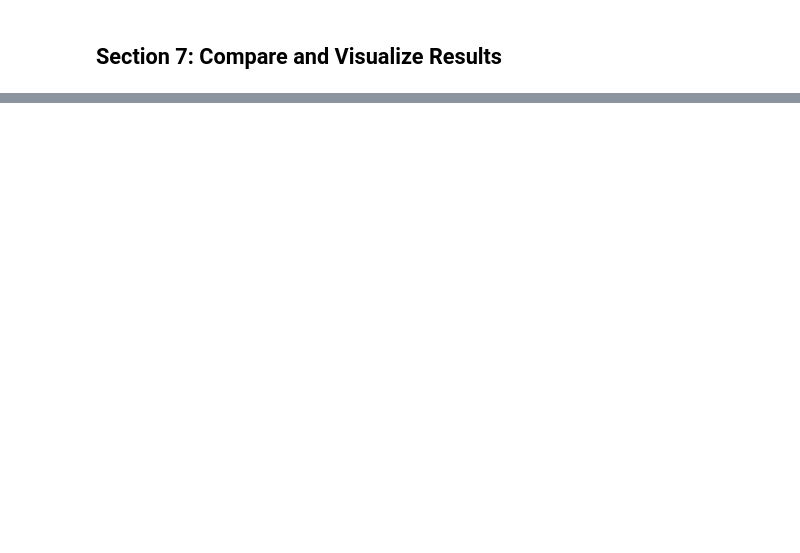
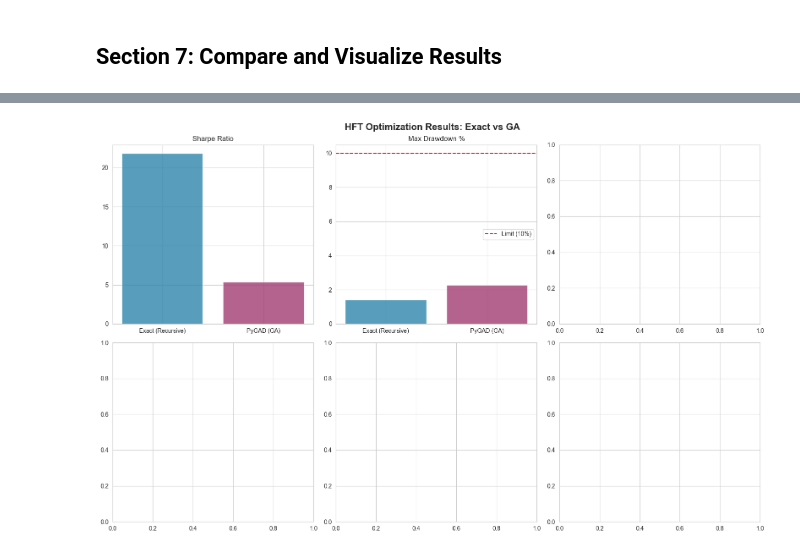
Before and after one commit to SasankaDidula/hft-optimization, a Jupyter notebook: Optimization_Main.ipynb, the cells around one changed output, grey strips where cells are left out. Cells and saved outputs as stored; diff of their text form; code cells hidden in the pictures; blank space fills up the shorter version.

```diff
--- a/Optimization_Main.ipynb
+++ b/Optimization_Main.ipynb
@@ -729,78 +740,46 @@ print("\n✓ Comparison visualization saved as 'comparison_results.png'")
 # %%
-# Convergence Analysis
-fig, axes = plt.subplots(1, 2, figsize=(15, 5))
-fig.suptitle('Optimization Convergence Analysis', fontsize=14, fontweight='bold')
+fig, axes = plt.subplots(2, 3, figsize=(16, 10))
+fig.suptitle('HFT Optimization Results: Exact vs GA', fontsize=16, fontweight='bold')
 
-# GA Convergence Curve
-ax = axes[0]
-if len(ga_generations) > 0:
-    ax.plot(range(len(ga_generations)), ga_generations, 'b-o', linewidth=2, markersize=6, label='GA Fitness')
-    ax.fill_between(range(len(ga_generations)), ga_generations, alpha=0.3)
-    ax.set_xlabel('Generation', fontweight='bold')
-    ax.set_ylabel('Best Fitness (Sharpe Ratio)', fontweight='bold')
-    ax.set_title('Genetic Algorithm Convergence')
-    ax.grid(True, alpha=0.3)
-    ax.legend()
+methods = ['Exact (Recursive)', 'PyGAD (GA)']
+colors = ['#2E86AB', '#A23B72']
 
-# Constraint Satisfaction Analysis
-ax = axes[1]
-constraints = ['Max Drawdown\n(<= 5%)', 'Transaction Cost\n(<= 10% GP)']
+ax = axes[0, 0]
+sharpe_vals = [pulp_perf['sharpe_ratio'], ga_perf['sharpe_ratio']]
+ax.bar(methods, sharpe_vals, color=colors, alpha=0.8)
+ax.set_title('Sharpe Ratio')
 
-pulp_dd_ok = '✓' if pulp_results['max_drawdown'] <= 5.0 else '✗'
-pulp_tc_ok = '✓' if pulp_results['transaction_costs'] <= pulp_results['gross_profit'] * 0.1 else '✗'
-
-ga_dd_ok = '✓' if ga_results['max_drawdown'] <= 5.0 else '✗'
-ga_tc_ok = '✓' if ga_results['transaction_costs'] <= ga_results['gross_profit'] * 0.1 else '✗'
-
-constraint_status = pd.DataFrame({
-    'Constraint': constraints,
-    'PuLP': [pulp_dd_ok, pulp_tc_ok],
-    'PyGAD': [ga_dd_ok, ga_tc_ok]
-})
-
-ax.axis('off')
-table = ax.table(cellText=constraint_status.values, colLabels=constraint_status.columns,
-                cellLoc='center', loc='center', bbox=[0, 0, 1, 1])
-table.auto_set_font_size(False)
-table.set_fontsize(11)
-table.scale(1, 2.5)
-
-# Color the header
-for i in range(len(constraint_status.columns)):
-    table[(0, i)].set_facecolor('#2E86AB')
-    table[(0, i)].set_text_props(weight='bold', color='white')
-
-# Alternate row colors
-for i in range(1, len(constraint_status) + 1):
-    for j in range(len(constraint_status.columns)):
-        if i % 2 == 0:
-            table[(i, j)].set_facecolor('#E8F4F8')
-        else:
-            table[(i, j)].set_facecolor('#F5F5F5')
+ax = axes[0, 1]
+dd_vals = [pulp_perf['max_drawdown'], ga_perf['max_drawdown']]
+ax.bar(methods, dd_vals, color=colors, alpha=0.8)
+ax.axhline(y=10.0, color='red', linestyle='--', label='Limit (10%)')
+ax.set_title('Max Drawdown %')
+ax.legend()
 
 plt.tight_layout()
-plt.savefig('convergence_analysis.png', dpi=300, bbox_inches='tight')
 plt.show()
 
-print("\n✓ Convergence analysis saved as 'convergence_analysis.png'")
 print("\n" + "=" * 80)
 print("ANALYSIS SUMMARY")
 print("=" * 80)
 
-if pulp_results['sharpe_ratio'] > ga_results['sharpe_ratio']:
+if pulp_perf['sharpe_ratio'] > ga_perf['sharpe_ratio']:
     print(f"\n🏆 PuLP (Exact Optimization) achieved HIGHER Sharpe Ratio")
-    print(f"   Difference: {pulp_results['sharpe_ratio'] - ga_results['sharpe_ratio']:.4f}")
+    print(f"   Difference: {pulp_perf['sharpe_ratio'] - ga_perf['sharpe_ratio']:.4f}")
 else:
     print(f"\n🏆 PyGAD (Genetic Algorithm) achieved HIGHER Sharpe Ratio")
-    print(f"   Difference: {ga_results['sharpe_ratio'] - pulp_results['sharpe_ratio']:.4f}")
+    print(f"   Difference: {ga_perf['sharpe_ratio'] - pulp_perf['sharpe_ratio']:.4f}")
 
 print(f"\n⏱️  Execution Time:")
-print(f"   PuLP was {pulp_result['runtime'] / ga_result['runtime']:.2f}x slower than PyGAD")
+
+print(f"   PuLP was {recursive_results['runtime'] / ga_result['runtime']:.2f}x slower than PyGAD")
 
 print(f"\n📊 Convergence:")
 print(f"   PyGAD evolved over {len(ga_generations)} generations")
 if len(ga_generations) > 1:
     final_improvement = ((ga_generations[-1] - ga_generations[0]) / abs(ga_generations[0])) * 100
     print(f"   Final improvement from generation 1: {final_improvement:.2f}%")
 
 print("\n" + "=" * 80)
+# %% [output]
+[figure, added]
```
Also changed, not shown: parts of 17 cells of this notebook.
